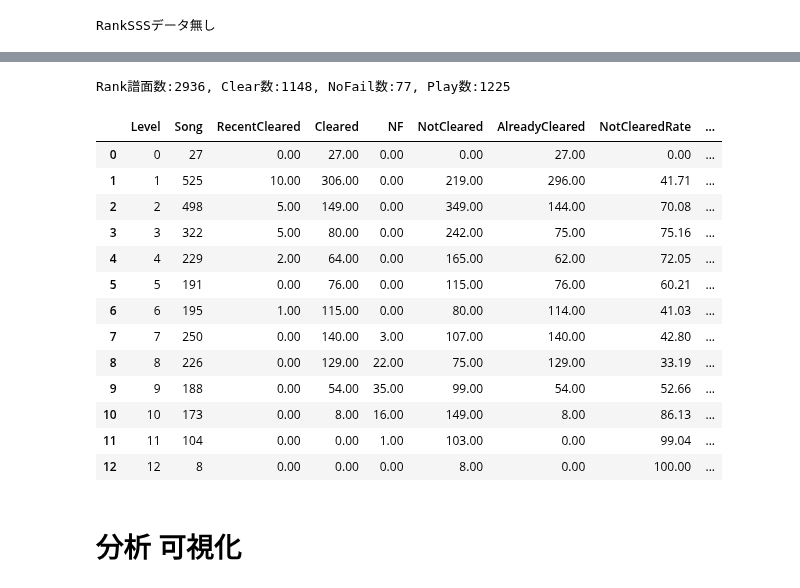
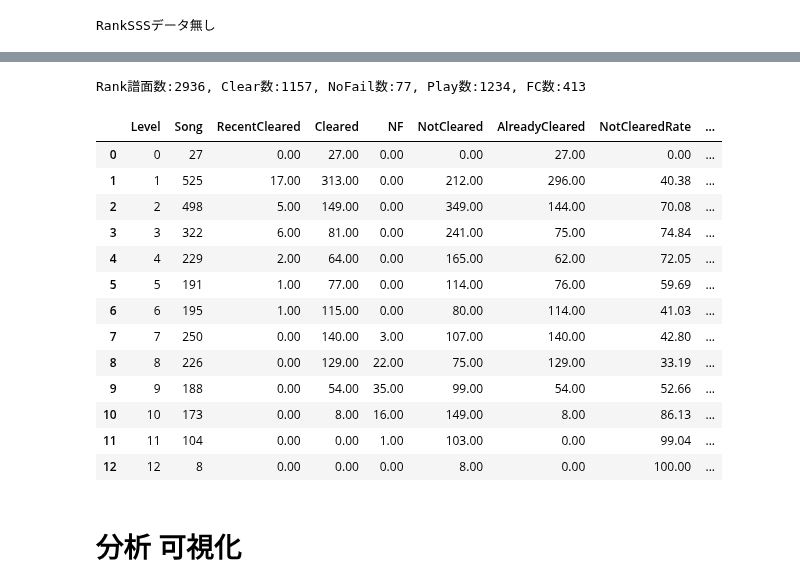
Before and after one commit to hatopopvr/MyBeatSaberAnalytics, a Jupyter notebook: MyBeatSaberAnalytics.ipynb, the cells around one changed output, grey strips where cells are left out. Saved outputs shown, nothing was run; the diff lists cells and outputs as text; code cells hidden in the pictures.

Commit message:
FC進捗をdf_progressに追加、Level Cleared Progressグラフに追加

```diff
--- a/MyBeatSaberAnalytics.ipynb
+++ b/MyBeatSaberAnalytics.ipynb
@@ -810,21 +764,22 @@ RankSSSデータ無し
 # %%
 #@title clear情報 df_progress 内訳
 ranked_count = df_progress["Song"].sum()
 cleared_count = int(df_progress["Cleared"].sum())
 nofail_count = int(df_progress["NF"].sum())
 play_count = cleared_count + nofail_count
+fc_count = int(df_progress["FC"].sum())
 
-print("Rank譜面数:{}, Clear数:{}, NoFail数:{}, Play数:{}".format(ranked_count, cleared_count, nofail_count, play_count))
+print("Rank譜面数:{}, Clear数:{}, NoFail数:{}, Play数:{}, FC数:{}".format(ranked_count, cleared_count, nofail_count, play_count, fc_count))
 df_progress.style.highlight_null(null_color="lightgray").set_precision(2)
 # %% [output]
-Rank譜面数:2936, Clear数:1148, NoFail数:77, Play数:1225
+Rank譜面数:2936, Clear数:1157, NoFail数:77, Play数:1234, FC数:413
 |  | Level | Song | RecentCleared | Cleared | NF | NotCleared | AlreadyCleared | NotClearedRate | ... |
 | 0 | 0 | 27 | 0.00 | 27.00 | 0.00 | 0.00 | 27.00 | 0.00 | ... |
-| 1 | 1 | 525 | 10.00 | 306.00 | 0.00 | 219.00 | 296.00 | 41.71 | ... |
+| 1 | 1 | 525 | 17.00 | 313.00 | 0.00 | 212.00 | 296.00 | 40.38 | ... |
 | 2 | 2 | 498 | 5.00 | 149.00 | 0.00 | 349.00 | 144.00 | 70.08 | ... |
-| 3 | 3 | 322 | 5.00 | 80.00 | 0.00 | 242.00 | 75.00 | 75.16 | ... |
+| 3 | 3 | 322 | 6.00 | 81.00 | 0.00 | 241.00 | 75.00 | 74.84 | ... |
 | 4 | 4 | 229 | 2.00 | 64.00 | 0.00 | 165.00 | 62.00 | 72.05 | ... |
-| 5 | 5 | 191 | 0.00 | 76.00 | 0.00 | 115.00 | 76.00 | 60.21 | ... |
+| 5 | 5 | 191 | 1.00 | 77.00 | 0.00 | 114.00 | 76.00 | 59.69 | ... |
 | 6 | 6 | 195 | 1.00 | 115.00 | 0.00 | 80.00 | 114.00 | 41.03 | ... |
 | 7 | 7 | 250 | 0.00 | 140.00 | 3.00 | 107.00 | 140.00 | 42.80 | ... |
 | 8 | 8 | 226 | 0.00 | 129.00 | 22.00 | 75.00 | 129.00 | 33.19 | ... |
```
Also changed, not shown: parts of 7 cells of this notebook.
